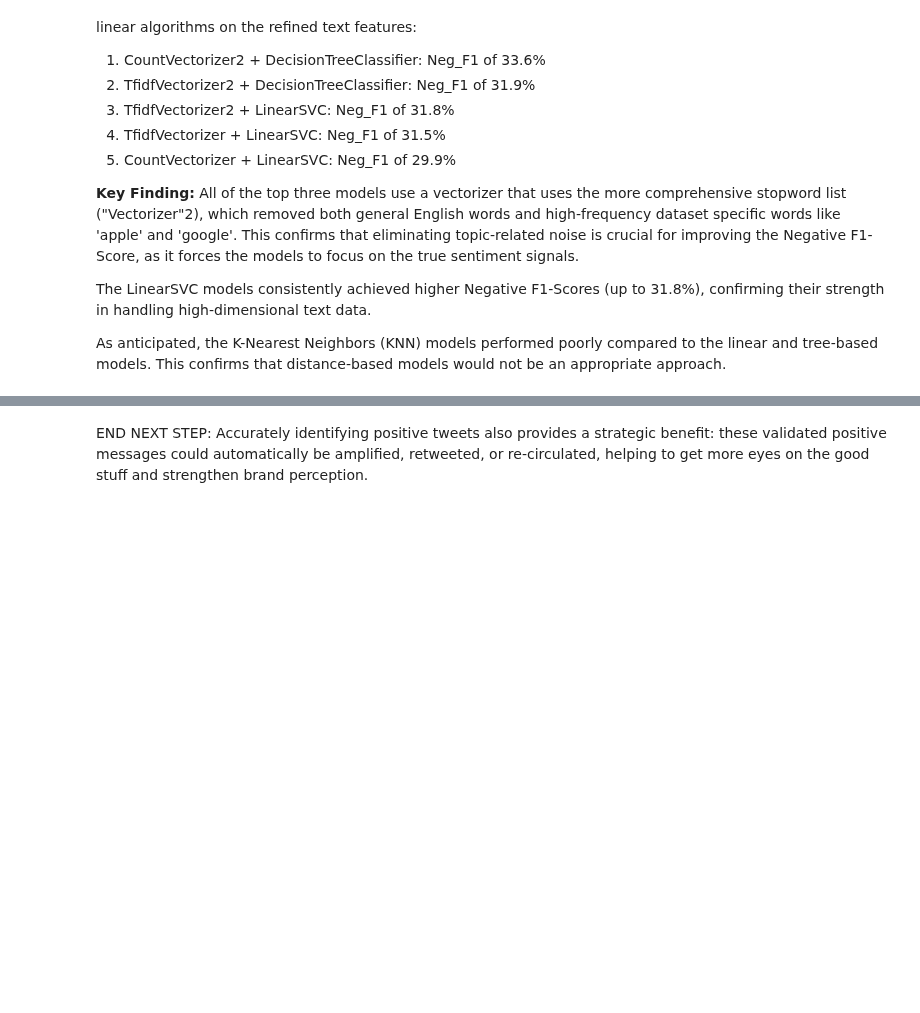
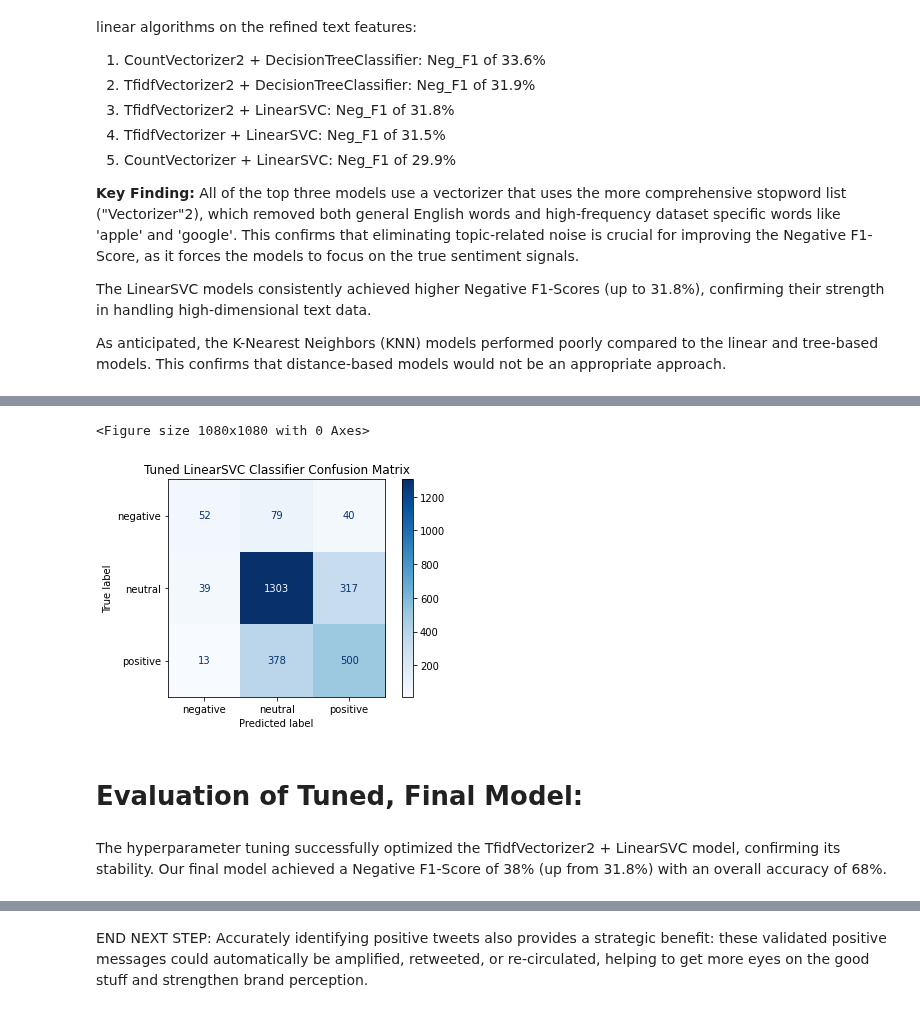
Before and after one commit to morgannash1/twitter_nlp_project, a Jupyter notebook: notebook.ipynb, the cells around one changed output, grey strips where cells are left out. Cells and saved outputs as stored; diff of their text form; code cells hidden in the pictures; blank space fills up the shorter version.

Commit message:
notebook/predictor plots

```diff
--- a/notebook.ipynb
+++ b/notebook.ipynb
@@ -939,0 +959,13 @@ I decided to tune the TfidfVectorizer2 + LinearSVC model using class_weight='bal
+# %%
+#set up GridSearchCV:
+#I used f1_weighted for the search metric as it'll give a balanced view across all classes
+grid_search_svc = GridSearchCV(
+    pipe_svc_tfidf2, #pipeline
+    param_grid_svc, #parameter grid
+    cv=5,
+    scoring='f1_weighted',
+    n_jobs=-1,
+    verbose=1)
+# %%
+#run the gridsearch using X_train, y_train:
+grid_search_svc.fit(X_train, y_train)
@@ -939,0 +991,5 @@ I decided to tune the TfidfVectorizer2 + LinearSVC model using class_weight='bal
+# %%
+#retreive the best model and save to best_svc_pipe:
+best_svc_pipe = grid_search_svc.best_estimator_
+#print the best parameters:
+grid_search_svc.best_params_
@@ -939,0 +998,8 @@ I decided to tune the TfidfVectorizer2 + LinearSVC model using class_weight='bal
+# %%
+#see how this tuned model performs on the test data:
+#make predictions
+y_pred_tuned_svc = best_svc_pipe.predict(X_test)
+
+#print classification report, using target_names defined earlier (['negative', 'neutral', 'positive'])
+print('Tuned LinearSVC Classification Report')
+print(classification_report(y_test, y_pred_tuned_svc, target_names=target_names, zero_division=0))
@@ -939,0 +1017,16 @@ I decided to tune the TfidfVectorizer2 + LinearSVC model using class_weight='bal
+# %%
+#plot the confusion matrix
+svc_cm = confusion_matrix(y_test, y_pred_tuned_svc)
+
+plt.figure(figsize=(15, 15))
+svc_cm_display = ConfusionMatrixDisplay(confusion_matrix=svc_cm, display_labels=target_names)
+svc_cm_display.plot(cmap='Blues', values_format='d')
+plt.title('Tuned LinearSVC Classifier Confusion Matrix')
+plt.show();
+# %% [output]
+<Figure size 1080x1080 with 0 Axes>
+[figure, added]
+# %% [markdown]
+# Evaluation of Tuned, Final Model:
+# %% [markdown]
+The hyperparameter tuning successfully optimized the TfidfVectorizer2 + LinearSVC model, confirming its stability. Our final model achieved a Negative F1-Score of 38% (up from 31.8%) with an overall accuracy of 68%.
```
Also changed, not shown: parts of 21 cells of this notebook, 1 other file.
